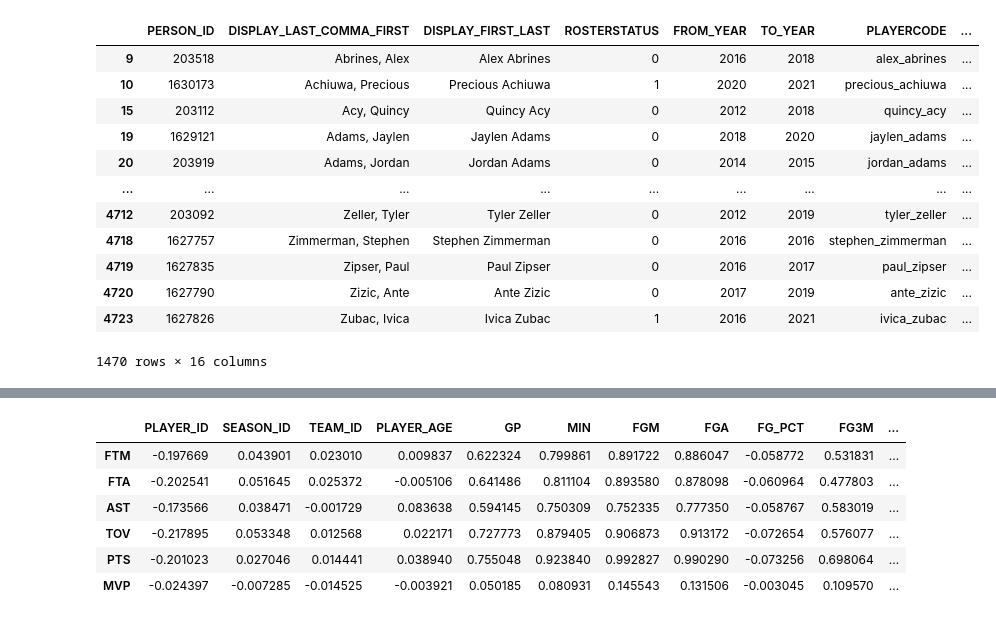
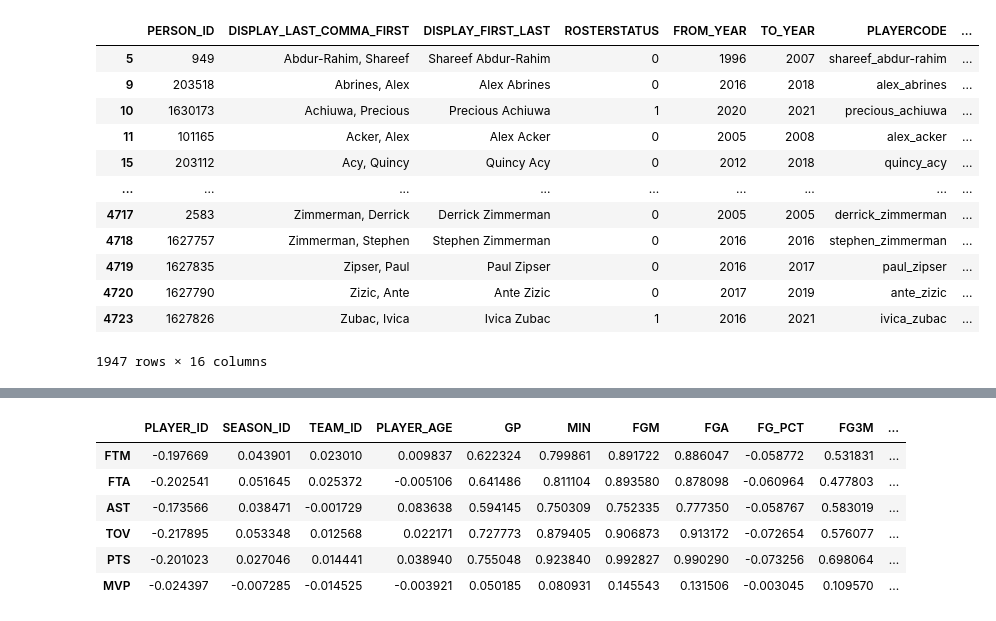
Before and after one commit to thomasverardo/NBA_MVP_2022_prediction, a Jupyter notebook: Code/NBA_MVP_1.ipynb, the cells around one changed output, grey strips where cells are left out. Cells and saved outputs as stored; diff of their text form; code cells hidden in the pictures.

```diff
--- a/Code/NBA_MVP_1.ipynb
+++ b/Code/NBA_MVP_1.ipynb
@@ -15,28 +15,28 @@ import pandas as pd
 from tqdm import tqdm
 import pickle
 # %%
-from_year = 2010
+from_year = 2003
 
 total_players = commonallplayers.CommonAllPlayers().get_data_frames()[0]
 total_players['TO_YEAR'] = total_players['TO_YEAR'].astype('int')
 total_players = total_players[total_players['TO_YEAR'] > from_year]
 
 #Ho controllato che in total_players, il PERSON_ID sia univoco
 total_players
 # %% [output]
 |  | PERSON_ID | DISPLAY_LAST_COMMA_FIRST | DISPLAY_FIRST_LAST | ROSTERSTATUS | FROM_YEAR | TO_YEAR | PLAYERCODE | ... |
+| 5 | 949 | Abdur-Rahim, Shareef | Shareef Abdur-Rahim | 0 | 1996 | 2007 | shareef_abdur-rahim | ... |
 | 9 | 203518 | Abrines, Alex | Alex Abrines | 0 | 2016 | 2018 | alex_abrines | ... |
 | 10 | 1630173 | Achiuwa, Precious | Precious Achiuwa | 1 | 2020 | 2021 | precious_achiuwa | ... |
+| 11 | 101165 | Acker, Alex | Alex Acker | 0 | 2005 | 2008 | alex_acker | ... |
 | 15 | 203112 | Acy, Quincy | Quincy Acy | 0 | 2012 | 2018 | quincy_acy | ... |
-| 19 | 1629121 | Adams, Jaylen | Jaylen Adams | 0 | 2018 | 2020 | jaylen_adams | ... |
-| 20 | 203919 | Adams, Jordan | Jordan Adams | 0 | 2014 | 2015 | jordan_adams | ... |
 | ... | ... | ... | ... | ... | ... | ... | ... | ... |
-| 4712 | 203092 | Zeller, Tyler | Tyler Zeller | 0 | 2012 | 2019 | tyler_zeller | ... |
+| 4717 | 2583 | Zimmerman, Derrick | Derrick Zimmerman | 0 | 2005 | 2005 | derrick_zimmerman | ... |
 | 4718 | 1627757 | Zimmerman, Stephen | Stephen Zimmerman | 0 | 2016 | 2016 | stephen_zimmerman | ... |
 | 4719 | 1627835 | Zipser, Paul | Paul Zipser | 0 | 2016 | 2017 | paul_zipser | ... |
 | 4720 | 1627790 | Zizic, Ante | Ante Zizic | 0 | 2017 | 2019 | ante_zizic | ... |
 | 4723 | 1627826 | Zubac, Ivica | Ivica Zubac | 1 | 2016 | 2021 | ivica_zubac | ... |
-1470 rows × 16 columns
+1947 rows × 16 columns
 # %%
 # total_names = total_players[["PERSON_ID", "DISPLAY_FIRST_LAST"]]
 # total_stats = pd.DataFrame()
```
Also changed, not shown: parts of 6 cells of this notebook, 4 other files.
